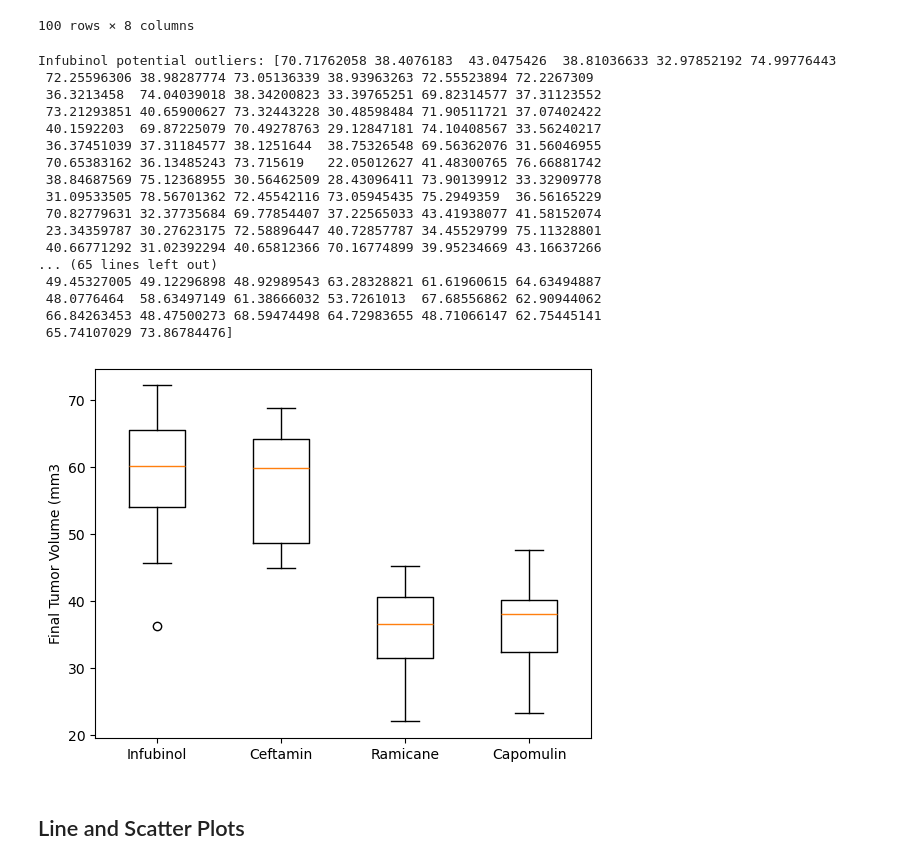
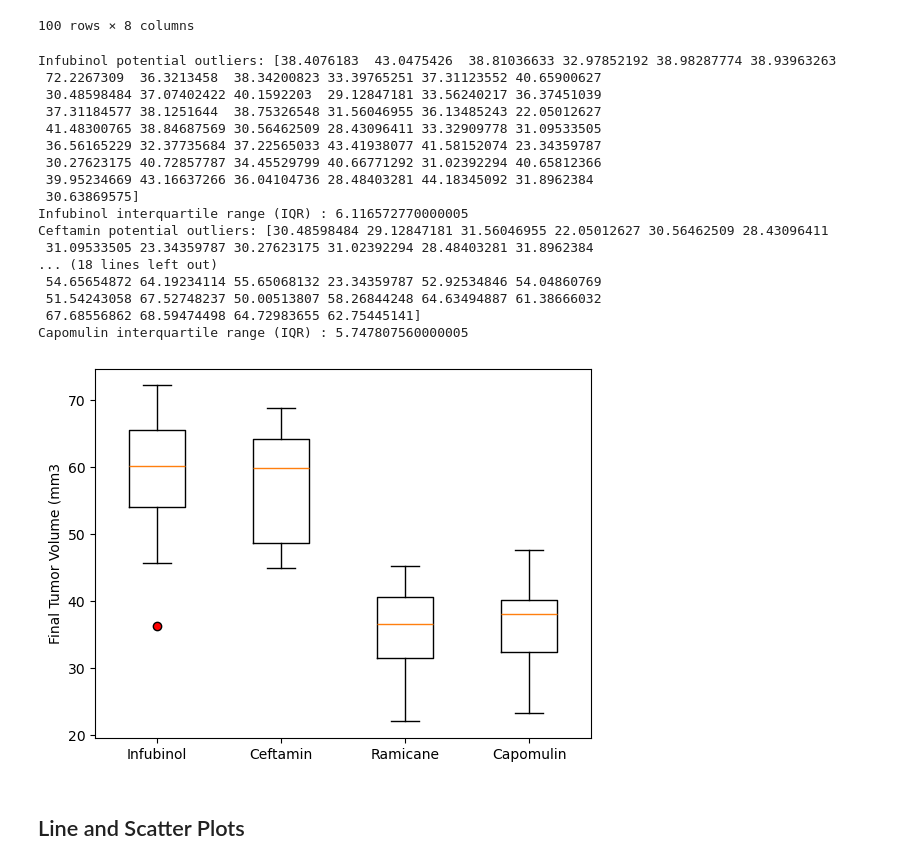
Before and after one commit to BinodGaihre/practice, a Jupyter notebook: Pymaceuticals/pymaceuticals_starter.ipynb, the cells around one changed output. Cells and saved outputs as stored; diff of their text form; code cells hidden in the pictures.

```diff
--- a/Pymaceuticals/pymaceuticals_starter.ipynb
+++ b/Pymaceuticals/pymaceuticals_starter.ipynb
@@ -215,8 +217,8 @@ tumor_vol_data_series = []
 for drug in treatments:
     drug_data = merged_df_filtered[merged_df_filtered['Drug Regimen'] == drug]
     tumor_vol_data = drug_data['Tumor Volume (mm3)']
-    tumor_vol_data_series.append(list(tumor_vol_data))
-
+    tumor_vol_data_series.append((tumor_vol_data))
+    #print (tumor_vol_data_series)
     # Determine outliers using upper and lower bounds
     quartiles = tumor_vol_data.quantile([.25,.5,.75])
     lowerq = quartiles[0.25]
@@ -224,35 +226,36 @@ for drug in treatments:
     iqr = upperq-lowerq
     lower_bound = lowerq - (1.5*iqr)
     upper_bound = upperq + (1.5*iqr)
-    outliers = merged_df.loc[(merged_df['Tumor Volume (mm3)']<lower_bound) | (merged_df['Tumor Volume (mm3)']>upper_bound)]
+    outliers = merged_df_filtered.loc[(merged_df_filtered['Tumor Volume (mm3)']<lower_bound) | (merged_df_filtered['Tumor Volume (mm3)']>upper_bound)]
     print(f'{drug} potential outliers: {outliers['Tumor Volume (mm3)'].values}')
+    print (f'{drug} interquartile range (IQR) : {iqr}')
 # %% [output]
-Infubinol potential outliers: [70.71762058 38.4076183  43.0475426  38.81036633 32.97852192 74.99776443
- 72.25596306 38.98287774 73.05136339 38.93963263 72.55523894 72.2267309
- 36.3213458  74.04039018 38.34200823 33.39765251 69.82314577 37.31123552
- 73.21293851 40.65900627 73.32443228 30.48598484 71.90511721 37.07402422
- 40.1592203  69.87225079 70.49278763 29.12847181 74.10408567 33.56240217
- 36.37451039 37.31184577 38.1251644  38.75326548 69.56362076 31.56046955
- 70.65383162 36.13485243 73.715619   22.05012627 41.48300765 76.66881742
- 38.84687569 75.12368955 30.56462509 28.43096411 73.90139912 33.32909778
- 31.09533505 78.56701362 72.45542116 73.05945435 75.2949359  36.56165229
- 70.82779631 32.37735684 69.77854407 37.22565033 43.41938077 41.58152074
- 23.34359787 30.27623175 72.58896447 40.72857787 34.45529799 75.11328801
- 40.66771292 31.02392294 40.65812366 70.16774899 39.95234669 43.16637266
-... (65 lines left out)
- 49.45327005 49.12296898 48.92989543 63.28328821 61.61960615 64.63494887
- 48.0776464  58.63497149 61.38666032 53.7261013  67.68556862 62.90944062
- 66.84263453 48.47500273 68.59474498 64.72983655 48.71066147 62.75445141
- 65.74107029 73.86784476]
+Infubinol potential outliers: [38.4076183  43.0475426  38.81036633 32.97852192 38.98287774 38.93963263
+ 72.2267309  36.3213458  38.34200823 33.39765251 37.31123552 40.65900627
+ 30.48598484 37.07402422 40.1592203  29.12847181 33.56240217 36.37451039
+ 37.31184577 38.1251644  38.75326548 31.56046955 36.13485243 22.05012627
+ 41.48300765 38.84687569 30.56462509 28.43096411 33.32909778 31.09533505
+ 36.56165229 32.37735684 37.22565033 43.41938077 41.58152074 23.34359787
+ 30.27623175 40.72857787 34.45529799 40.66771292 31.02392294 40.65812366
+ 39.95234669 43.16637266 36.04104736 28.48403281 44.18345092 31.8962384
+ 30.63869575]
+Infubinol interquartile range (IQR) : 6.116572770000005
+Ceftamin potential outliers: [30.48598484 29.12847181 31.56046955 22.05012627 30.56462509 28.43096411
+ 31.09533505 23.34359787 30.27623175 31.02392294 28.48403281 31.8962384
+... (18 lines left out)
+ 54.65654872 64.19234114 55.65068132 23.34359787 52.92534846 54.04860769
+ 51.54243058 67.52748237 50.00513807 58.26844248 64.63494887 61.38666032
+ 67.68556862 68.59474498 64.72983655 62.75445141]
+Capomulin interquartile range (IQR) : 5.747807560000005
 # %%
 # Generate a box plot that shows the distribution of the tumor volume for each treatment group.for
 fig1, ax1 = plt.subplots()
 ax1.set_ylabel('Final Tumor Volume (mm3')
 ax1.set_xticklabels(list(treatments))
-ax1.boxplot(tumor_vol_data_series)
+ax1.boxplot(tumor_vol_data_series, flierprops=dict(markerfacecolor='red', marker='o'))
 plt.show()
 # %% [output]
-[figure, old version]
+[figure, new version]
 # %% [markdown]
 ## Line and Scatter Plots
 # %%
```
Also changed, not shown: parts of 2 cells of this notebook, 4 other files.
